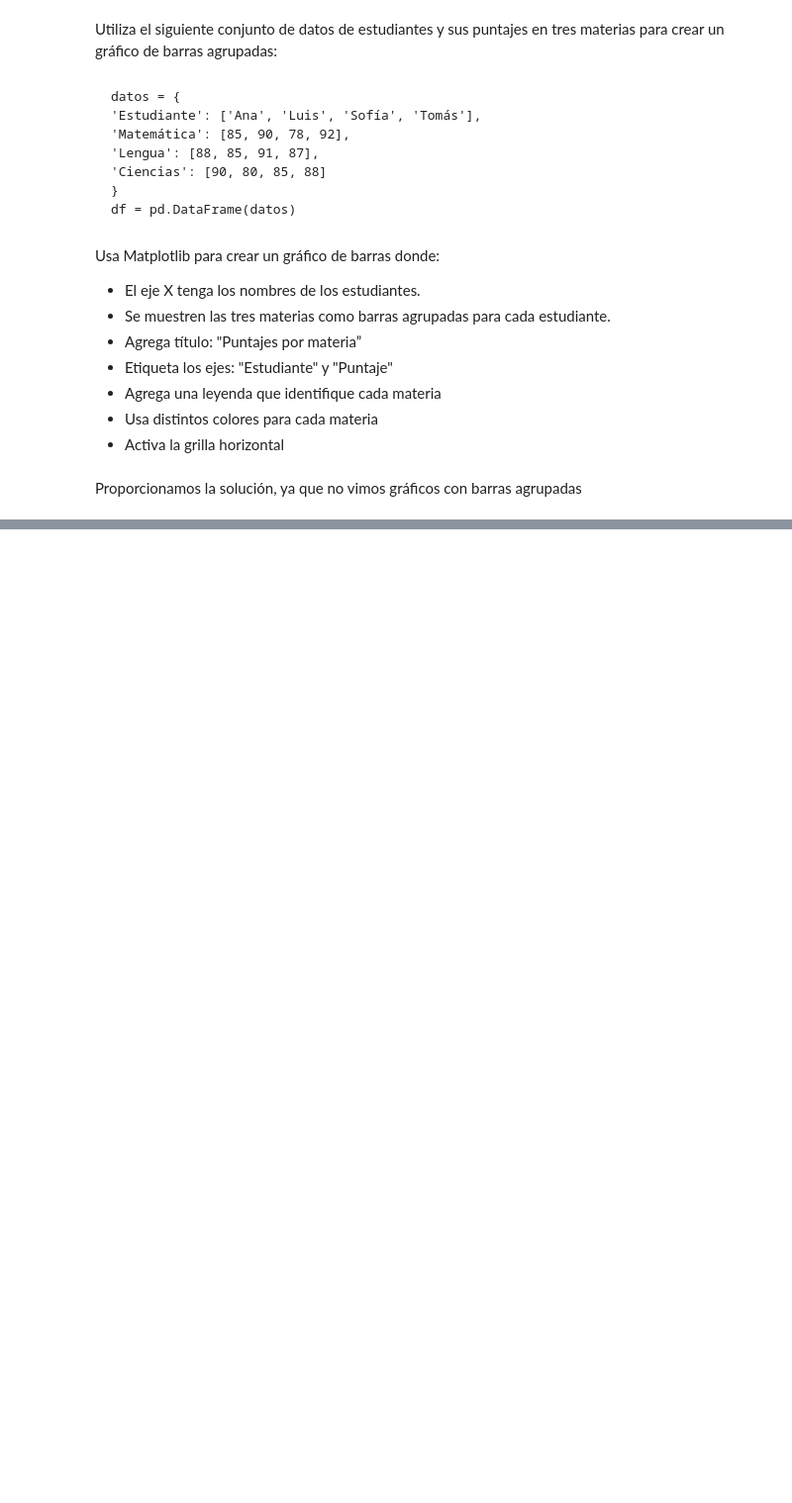
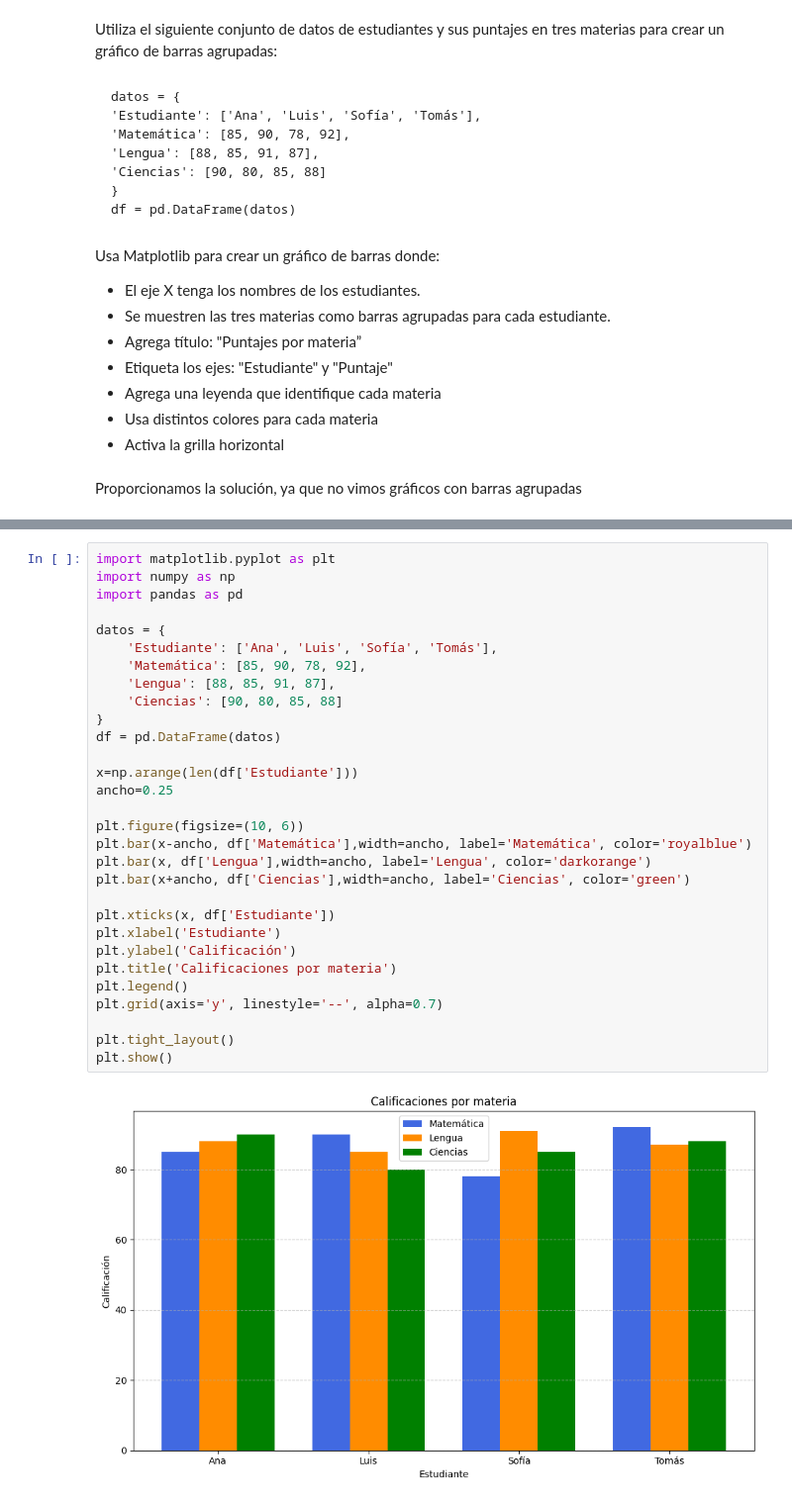
Before and after one commit to ULP-UGD/Programacion_Avanzada, a Jupyter notebook: TP11/ej5.ipynb, the cells around one changed output, grey strips where cells are left out. Shown: that part at 99% size. Saved outputs shown, nothing was run; the diff lists cells and outputs as text; blank space fills up the shorter version.

```diff
--- a/TP11/ej5.ipynb
+++ b/TP11/ej5.ipynb
@@ -25,3 +25,35 @@ Usa Matplotlib para crear un gráfico de barras donde:
 Proporcionamos la solución, ya que no vimos gráficos con barras agrupadas
 # %% [markdown]
 ![image.png](embedded-picture-1)
+# %%
+import matplotlib.pyplot as plt
+import numpy as np
+import pandas as pd
+
+datos = {
+    'Estudiante': ['Ana', 'Luis', 'Sofía', 'Tomás'],
+    'Matemática': [85, 90, 78, 92],
+    'Lengua': [88, 85, 91, 87],
+    'Ciencias': [90, 80, 85, 88]
+}
+df = pd.DataFrame(datos)
+
+x=np.arange(len(df['Estudiante']))
+ancho=0.25
+
+plt.figure(figsize=(10, 6))
+plt.bar(x-ancho, df['Matemática'],width=ancho, label='Matemática', color='royalblue')
+plt.bar(x, df['Lengua'],width=ancho, label='Lengua', color='darkorange')
+plt.bar(x+ancho, df['Ciencias'],width=ancho, label='Ciencias', color='green')
+
+plt.xticks(x, df['Estudiante'])
+plt.xlabel('Estudiante')
+plt.ylabel('Calificación')
+plt.title('Calificaciones por materia')
+plt.legend()
+plt.grid(axis='y', linestyle='--', alpha=0.7)
+
+plt.tight_layout()
+plt.show()
+# %% [output]
+[figure, added]
```
